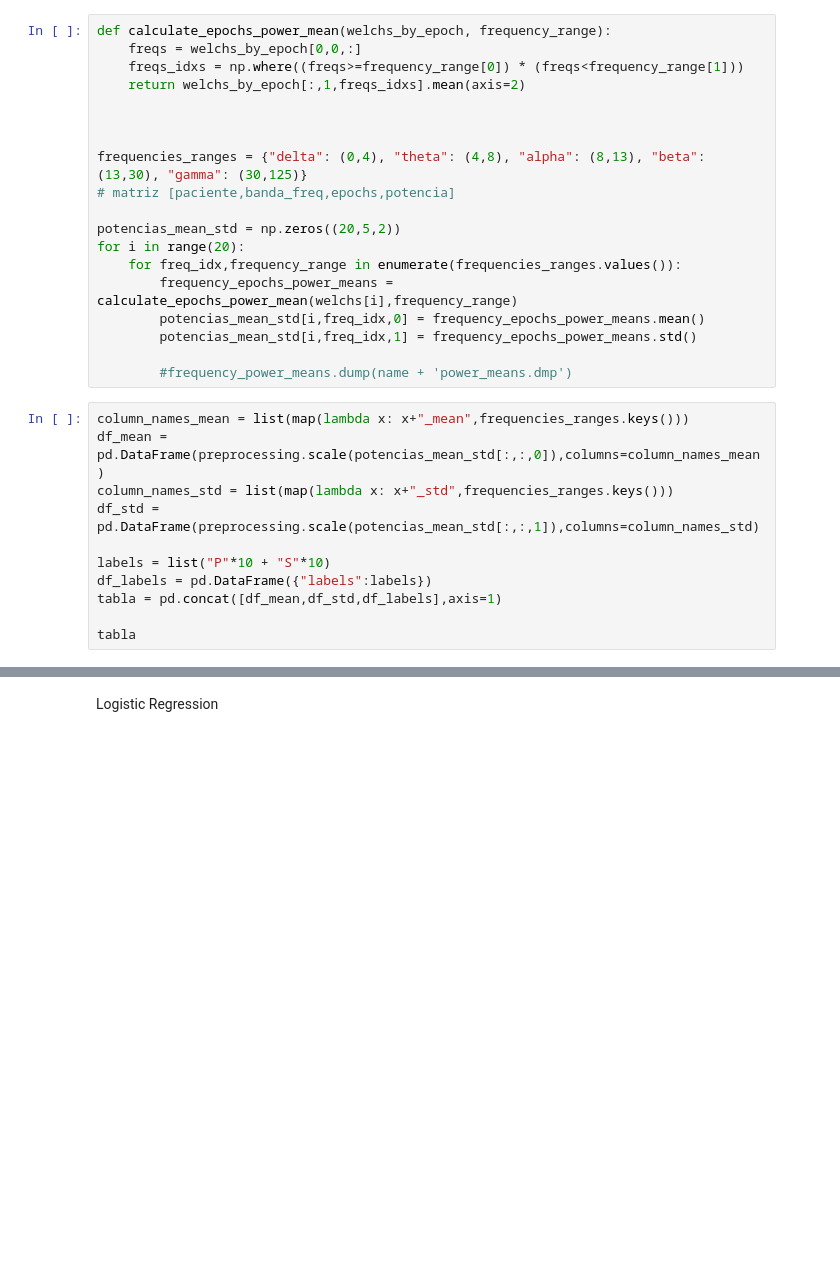
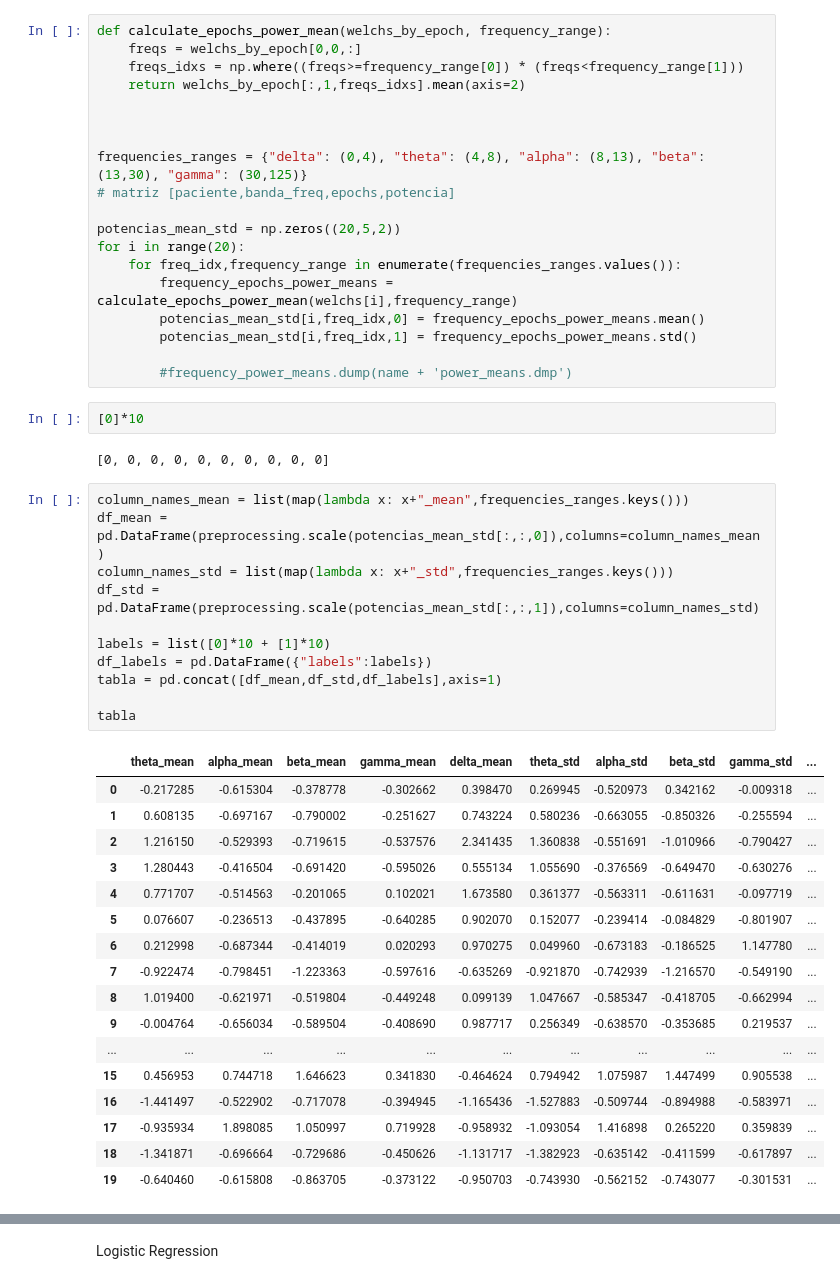
Before and after one commit to MascittiJA/CienciaDatos, a Jupyter notebook: TP3/tp3.ipynb, the cells around one changed output, grey strips where cells are left out. Cells and saved outputs as stored; diff of their text form; blank space fills up the shorter version.

```diff
--- a/TP3/tp3.ipynb
+++ b/TP3/tp3.ipynb
@@ -74,17 +116,39 @@ for i in range(20):
         potencias_mean_std[i,freq_idx,1] = frequency_epochs_power_means.std()
 
         #frequency_power_means.dump(name + 'power_means.dmp')
+# %%
+[0]*10
+# %% [output]
+[0, 0, 0, 0, 0, 0, 0, 0, 0, 0]
 # %%
 column_names_mean = list(map(lambda x: x+"_mean",frequencies_ranges.keys()))
 df_mean = pd.DataFrame(preprocessing.scale(potencias_mean_std[:,:,0]),columns=column_names_mean)
 column_names_std = list(map(lambda x: x+"_std",frequencies_ranges.keys()))
 df_std = pd.DataFrame(preprocessing.scale(potencias_mean_std[:,:,1]),columns=column_names_std)
 
-labels = list("P"*10 + "S"*10)
+labels = list([0]*10 + [1]*10)
 df_labels = pd.DataFrame({"labels":labels})
 tabla = pd.concat([df_mean,df_std,df_labels],axis=1)
 
 tabla
+# %% [output]
+|  | theta_mean | alpha_mean | beta_mean | gamma_mean | delta_mean | theta_std | alpha_std | beta_std | gamma_std | ... |
+| 0 | -0.217285 | -0.615304 | -0.378778 | -0.302662 | 0.398470 | 0.269945 | -0.520973 | 0.342162 | -0.009318 | ... |
+| 1 | 0.608135 | -0.697167 | -0.790002 | -0.251627 | 0.743224 | 0.580236 | -0.663055 | -0.850326 | -0.255594 | ... |
+| 2 | 1.216150 | -0.529393 | -0.719615 | -0.537576 | 2.341435 | 1.360838 | -0.551691 | -1.010966 | -0.790427 | ... |
+| 3 | 1.280443 | -0.416504 | -0.691420 | -0.595026 | 0.555134 | 1.055690 | -0.376569 | -0.649470 | -0.630276 | ... |
+| 4 | 0.771707 | -0.514563 | -0.201065 | 0.102021 | 1.673580 | 0.361377 | -0.563311 | -0.611631 | -0.097719 | ... |
+| 5 | 0.076607 | -0.236513 | -0.437895 | -0.640285 | 0.902070 | 0.152077 | -0.239414 | -0.084829 | -0.801907 | ... |
+| 6 | 0.212998 | -0.687344 | -0.414019 | 0.020293 | 0.970275 | 0.049960 | -0.673183 | -0.186525 | 1.147780 | ... |
+| 7 | -0.922474 | -0.798451 | -1.223363 | -0.597616 | -0.635269 | -0.921870 | -0.742939 | -1.216570 | -0.549190 | ... |
+| 8 | 1.019400 | -0.621971 | -0.519804 | -0.449248 | 0.099139 | 1.047667 | -0.585347 | -0.418705 | -0.662994 | ... |
+| 9 | -0.004764 | -0.656034 | -0.589504 | -0.408690 | 0.987717 | 0.256349 | -0.638570 | -0.353685 | 0.219537 | ... |
+| ... | ... | ... | ... | ... | ... | ... | ... | ... | ... | ... |
+| 15 | 0.456953 | 0.744718 | 1.646623 | 0.341830 | -0.464624 | 0.794942 | 1.075987 | 1.447499 | 0.905538 | ... |
+| 16 | -1.441497 | -0.522902 | -0.717078 | -0.394945 | -1.165436 | -1.527883 | -0.509744 | -0.894988 | -0.583971 | ... |
+| 17 | -0.935934 | 1.898085 | 1.050997 | 0.719928 | -0.958932 | -1.093054 | 1.416898 | 0.265220 | 0.359839 | ... |
+| 18 | -1.341871 | -0.696664 | -0.729686 | -0.450626 | -1.131717 | -1.382923 | -0.635142 | -0.411599 | -0.617897 | ... |
+| 19 | -0.640460 | -0.615808 | -0.863705 | -0.373122 | -0.950703 | -0.743930 | -0.562152 | -0.743077 | -0.301531 | ... |
 # %%
 def graficar_roc(table, values_column_name, labels_column_name,positivo):
 
```
Also changed, not shown: parts of 8 cells of this notebook.
